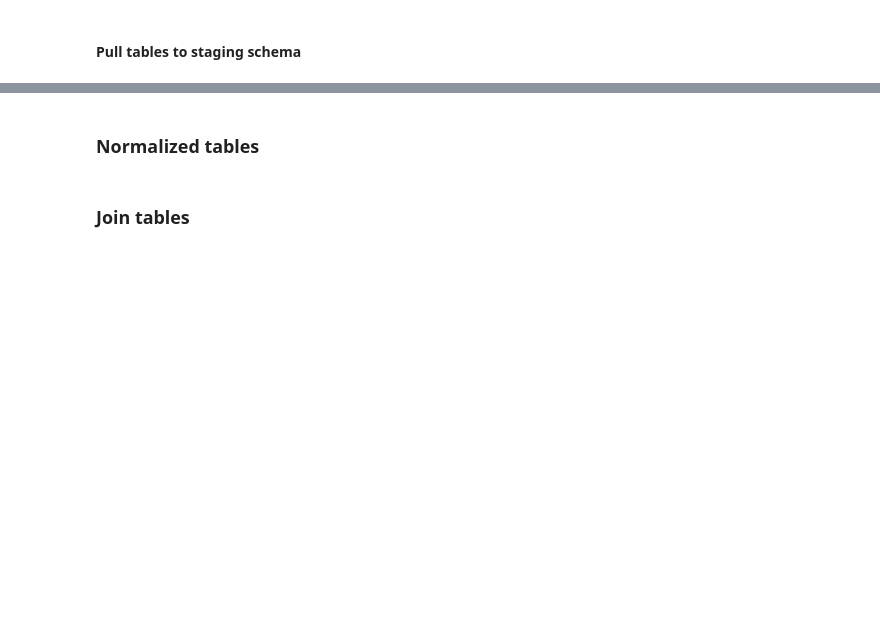
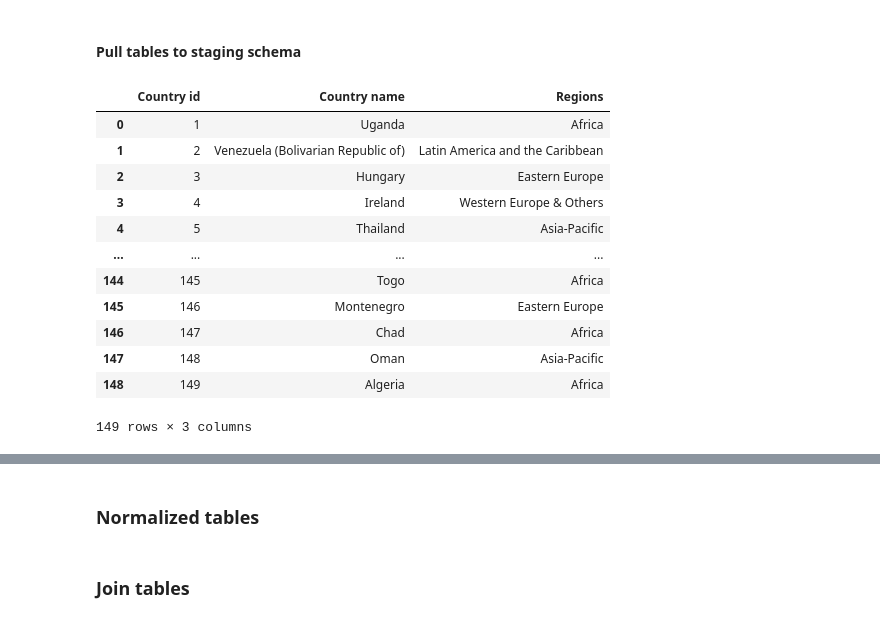
Before and after one commit to jandemeskel/UN-project, a Jupyter notebook: Transformation/transformation.ipynb, the cells around one changed output, grey strips where cells are left out. Drawn from its saved outputs; the diff is of its cells as text; code cells hidden in the pictures; blank space fills up the shorter version.

```diff
--- a/Transformation/transformation.ipynb
+++ b/Transformation/transformation.ipynb
@@ -16,3 +16,19 @@ Recommendations_df = U.fetch_db_table('Recommendations', conn, 'Staging')
 tags_df = U.fetch_db_table('Tags', conn, 'Staging')
 tags_matrix = U.fetch_db_table('TagsMatrix', conn, 'Staging')
 UPR_cycle = U.fetch_db_table('UPR_Cycle', conn, 'Staging')
+# %%
+Countries_df
+# %% [output]
+|  | Country id | Country name | Regions |
+| 0 | 1 | Uganda | Africa |
+| 1 | 2 | Venezuela (Bolivarian Republic of) | Latin America and the Caribbean |
+| 2 | 3 | Hungary | Eastern Europe |
+| 3 | 4 | Ireland | Western Europe & Others |
+| 4 | 5 | Thailand | Asia-Pacific |
+| ... | ... | ... | ... |
+| 144 | 145 | Togo | Africa |
+| 145 | 146 | Montenegro | Eastern Europe |
+| 146 | 147 | Chad | Africa |
+| 147 | 148 | Oman | Asia-Pacific |
+| 148 | 149 | Algeria | Africa |
+149 rows × 3 columns
```
Also changed, not shown: parts of 3 cells of this notebook, 1 other file.
